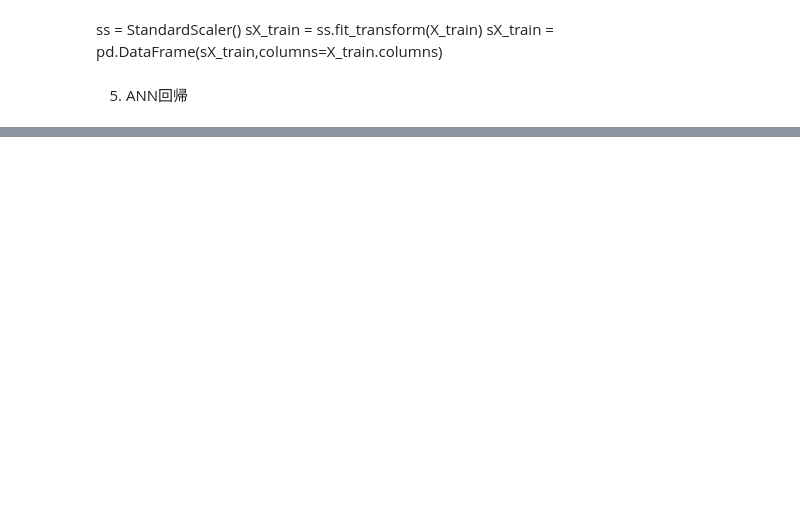
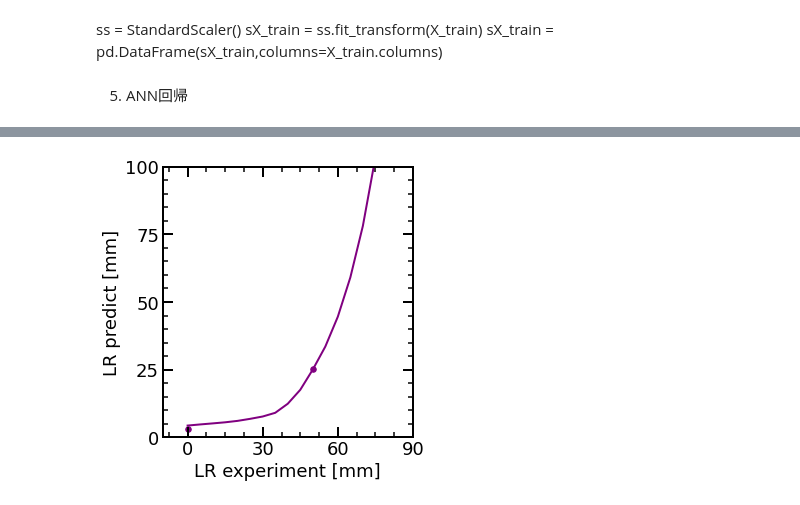
Before and after one commit to HirokiHasegawa0720/diffraction, a Jupyter notebook: 修論/修論ver1.ipynb, the cells around one changed output, grey strips where cells are left out. Saved outputs shown, nothing was run; the diff lists cells and outputs as text; code cells hidden in the pictures; blank space fills up the shorter version.

```diff
--- a/修論/修論ver1.ipynb
+++ b/修論/修論ver1.ipynb
@@ -127,0 +544,94 @@ NameError: name 'sX_train' is not defined
+# %%
+df4 = pd.read_excel('/mnt/c/CEA/all_mixtureANNP050vsdiluent4.xlsx')
+
+l4 = ['Fuel','Diluent','diluentratio','P0', 'H0[KJ/kg]', 'M0[kg/kmol]', 'γ0[-]', 'pcj[bar]', 'Tcj[K]',
+       'Hcj[KJ/kg]', 'Mcj[kg/kmol]', 'γcj[-]', 'Mcj[-]', 'Tvn[K]', 'theta']
+
+XpcaFLRDED4 = pd.DataFrame({'P0':df4['P0']})
+
+for i in range(len(l4)):
+    XpcaFLRDED4[l4[i]]=df4[l4[i]]
+
+XpcaFLRDED4 = XpcaFLRDED4[~( XpcaFLRDED4['theta'] == 0)]
+
+dfC2H2ARdi = XpcaFLRDED4[(XpcaFLRDED4['Fuel'] == 'C2H2')]
+XC2H2ARdi = dfC2H2ARdi.drop(columns=['Fuel','Diluent','diluentratio'])
+
+dfC2H4ARdi = XpcaFLRDED4[(XpcaFLRDED4['Fuel'] == 'C2H4')]
+XC2H4ARdi = dfC2H4ARdi.drop(columns=['Fuel','Diluent','diluentratio'])
+
+dfC2H2N2di = XpcaFLRDED4[(XpcaFLRDED4['Fuel'] == 'C2H2N2')]
+XC2H2N2di = dfC2H2N2di.drop(columns=['Fuel','Diluent','diluentratio'])
+
+sXC2H2ARdi = ss.transform(XC2H2ARdi)
+sXC2H4ARdi = ss.transform(XC2H4ARdi)
+sXC2H2N2di = ss.transform(XC2H2N2di)
+
+resultC2H2ARdi = grid1.predict(sXC2H2ARdi)
+resultC2H4ARdi = grid1.predict(sXC2H4ARdi)
+resultC2H2N2di = grid1.predict(sXC2H2N2di)
+
+dfC2H2exdi = XpcaFLRDED[(XpcaFLRDED['Fuel'] == 'C2H2') & (XpcaFLRDED['Diluent'].isnull()) & (XpcaFLRDED['Equivalentratio'] == 1)]
+dfC2H2exdi = dfC2H2exdi.query('0.55>P0>0.45')
+
+dfC2H4exdi = XpcaFLRDED[(XpcaFLRDED['Fuel'] == 'C2H4') & (XpcaFLRDED['Diluent'].isnull())  & (XpcaFLRDED['Equivalentratio'] == 1)]
+dfC2H4exdi = dfC2H4exdi.query('0.55>P0>0.45')
+
+dfC2H2ARexdi = XpcaFLRDED[(XpcaFLRDED['Fuel'] == 'C2H2') & (XpcaFLRDED['Equivalentratio'] == 1) & ( XpcaFLRDED['Diluent'] == 'Ar') ]
+dfC2H2ARexdi = dfC2H2ARexdi.query('0.55>P0>0.45')
+
+dfC2H2N2exdi = XpcaFLRDED[(XpcaFLRDED['Fuel'] == 'C2H2') & (XpcaFLRDED['Equivalentratio'] == 1) & ( XpcaFLRDED['Diluent'] == 'N2') ]
+dfC2H2N2exdi = dfC2H2N2exdi.query('0.55>P0>0.45')
+
+dfC2H4ARexdi = XpcaFLRDED[(XpcaFLRDED['Fuel'] == 'C2H4') & (XpcaFLRDED['Equivalentratio'] == 1) & ( XpcaFLRDED['Diluent'] == 'Ar') ]
+dfC2H4ARexdi = dfC2H4ARexdi.query('0.55>P0>0.45')
+
+plt.figure(figsize=(5,5))
+
+plt.rcParams['font.size'] = 18
+plt.rcParams['font.family'] = 'Arial'
+plt.rcParams['lines.linewidth'] = 2
+plt.rcParams['lines.markersize'] = 4.0
+
+plt.rcParams['axes.linewidth'] = 2.0
+
+plt.rcParams['xtick.direction'] = 'in'
+plt.rcParams['ytick.direction'] = 'in'
+plt.rcParams['xtick.top'] = True
+plt.rcParams['ytick.right'] = True
+
+plt.rcParams['xtick.major.size'] = 10
+plt.rcParams['xtick.major.width'] = 2.0
+plt.rcParams['ytick.major.size'] = 10
+plt.rcParams['ytick.major.width'] = 2.0
+
+plt.rcParams['xtick.minor.visible'] = True
+plt.rcParams['xtick.minor.size'] = 5
+plt.rcParams['xtick.minor.width'] = 1.5
+plt.rcParams['ytick.minor.visible'] = True
+plt.rcParams['ytick.minor.size'] = 5
+plt.rcParams['ytick.minor.width'] = 1.5
+
+
+#plt.scatter(dfC2H4exdi['diluentratio'],dfC2H4exdi['Lr'],s=30,color='orange')
+#plt.scatter(dfC2H4ARexdi['diluentratio'],dfC2H4ARexdi['Lr'],s=30,color='orange')
+
+plt.scatter(dfC2H2exdi['diluentratio'],dfC2H2exdi['Lr'],s=30,color='purple')
+#plt.scatter(dfC2H2ARexdi['diluentratio'],dfC2H2ARexdi['Lr'],s=30,color='black')
+plt.scatter(dfC2H2N2exdi['diluentratio'],dfC2H2N2exdi['Lr'],s=30,color='purple')
+
+
+#plt.plot(dfC2H2ARdi['diluentratio'],resultC2H2ARdi,color='black')
+#plt.plot(dfC2H4ARdi['diluentratio'],resultC2H4ARdi,color='orange')
+plt.plot(dfC2H2N2di['diluentratio'],resultC2H2N2di,color='purple')
+
+plt.xlim(-10, 90)
+plt.ylim(0, 100)
+plt.xticks(np.arange(0, 91, step=30))
+plt.yticks(np.arange(0, 101, step=25))
+plt.xlabel('LR experiment [mm]')
+plt.ylabel('LR predict [mm]')
+plt.tight_layout()
+plt.savefig("gurafu7.png")
+# %% [output]
+[figure, added]
```
Also changed, not shown: parts of 66 cells of this notebook, 14 other files.
